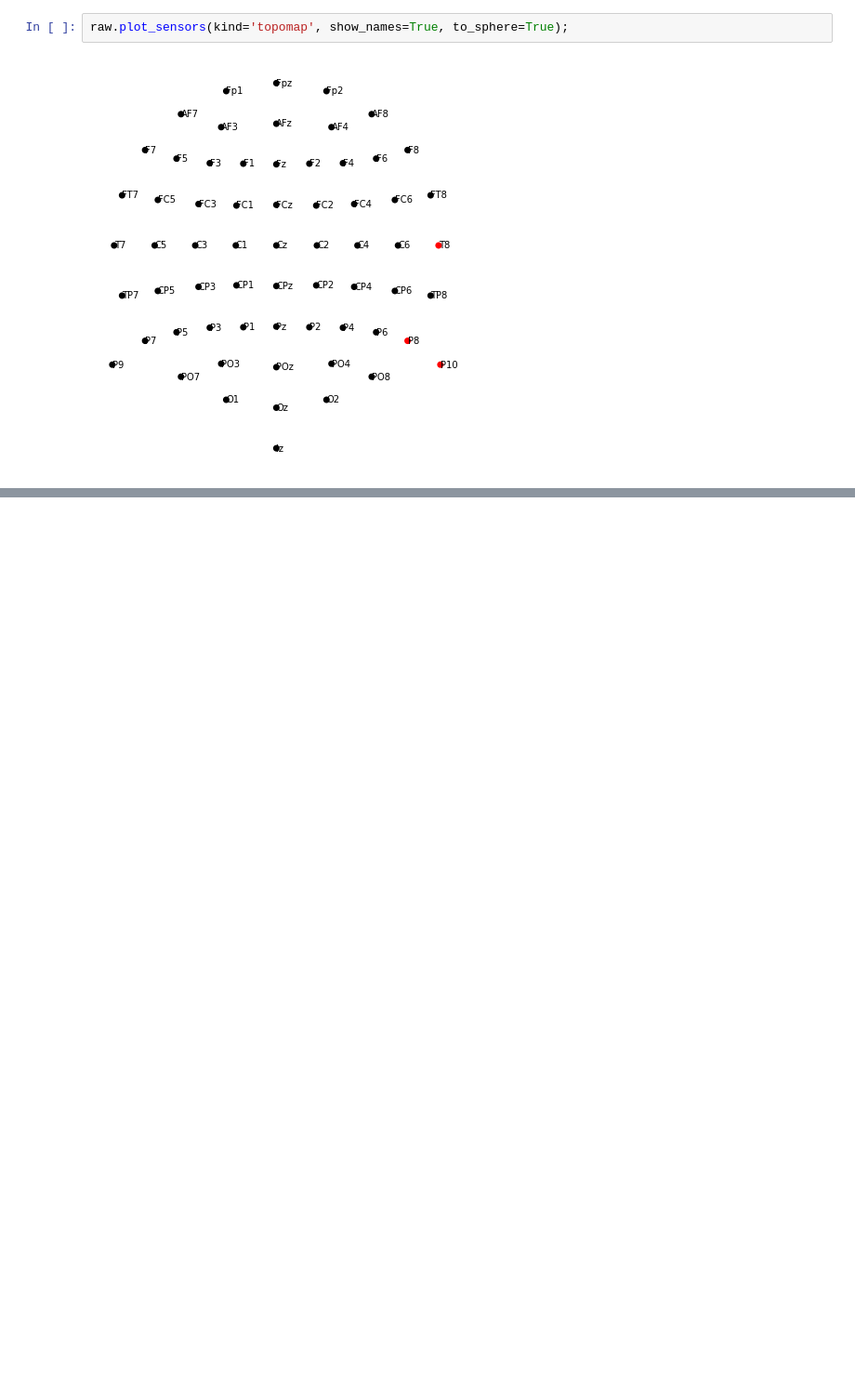
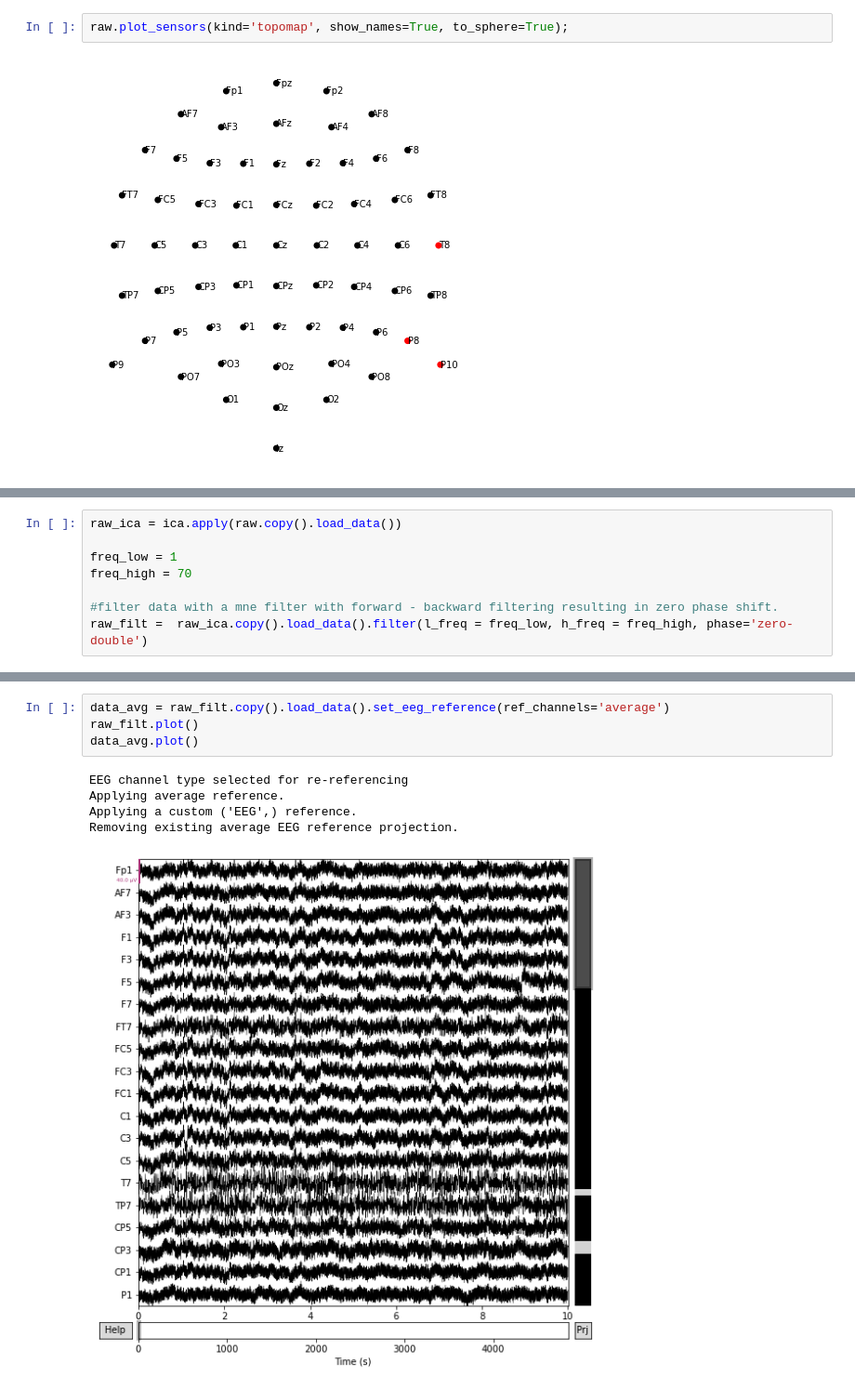
Before and after one commit to lgru/Neuroinformatics, a Jupyter notebook: notebooks/DataProcessing_20221219.ipynb, the cells around one changed output, grey strips where cells are left out. Shown at 93% size. Drawn from its saved outputs; the diff is of its cells as text; blank space fills up the shorter version.

```diff
--- a/notebooks/DataProcessing_20221219.ipynb
+++ b/notebooks/DataProcessing_20221219.ipynb
@@ -67,0 +105,8 @@ mne.events_from_annotations
+# %%
+raw_ica = ica.apply(raw.copy().load_data())
+
+freq_low = 1
+freq_high = 70
+
+#filter data with a mne filter with forward - backward filtering resulting in zero phase shift.
+raw_filt =  raw_ica.copy().load_data().filter(l_freq = freq_low, h_freq = freq_high, phase='zero-double')
@@ -67,0 +136,10 @@ mne.events_from_annotations
+# %%
+data_avg = raw_filt.copy().load_data().set_eeg_reference(ref_channels='average')
+raw_filt.plot()
+data_avg.plot()
+# %% [output]
+EEG channel type selected for re-referencing
+Applying average reference.
+Applying a custom ('EEG',) reference.
+Removing existing average EEG reference projection.
+[figure, added]
```
Also changed, not shown: parts of 20 cells of this notebook.
